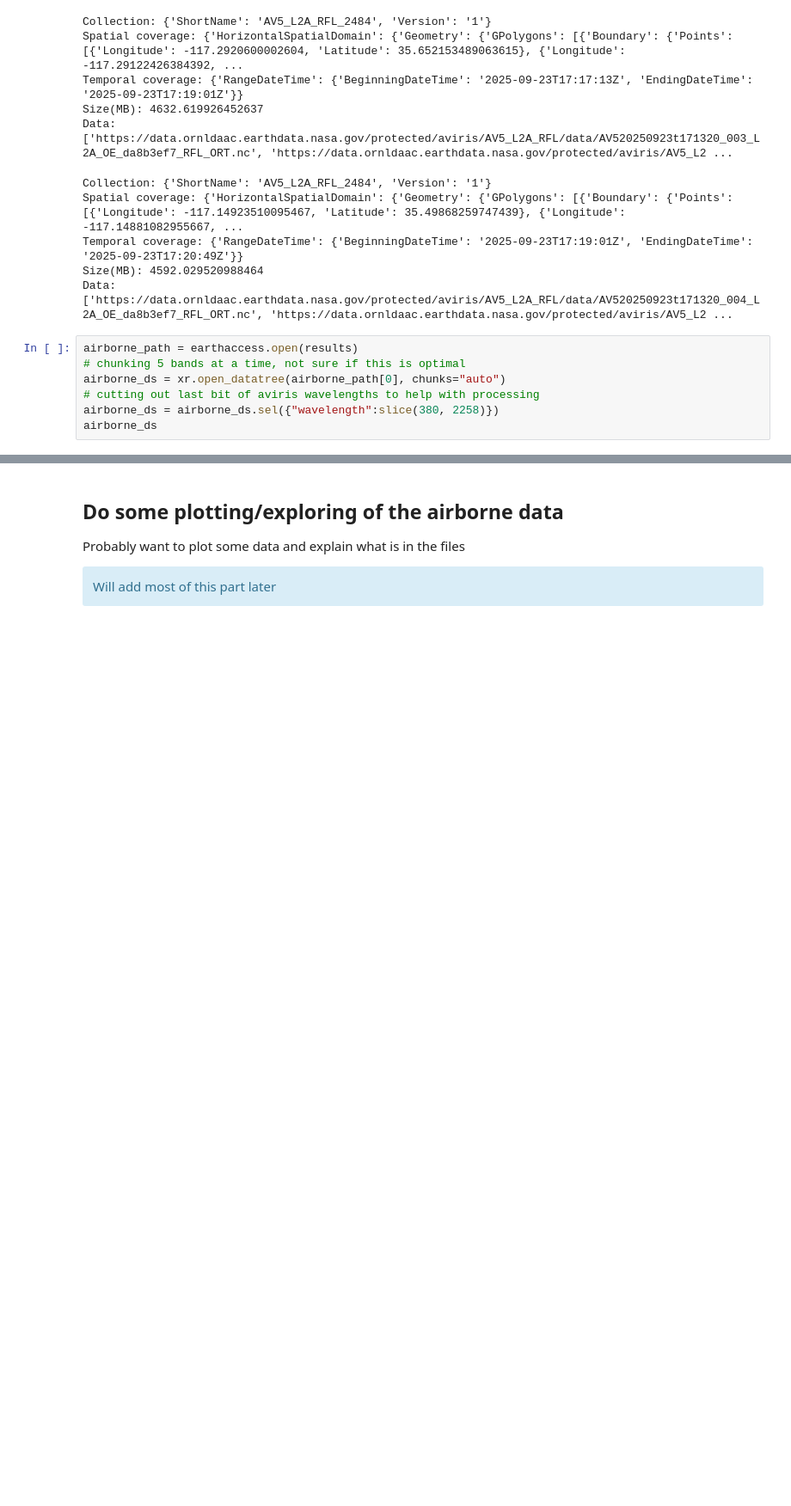
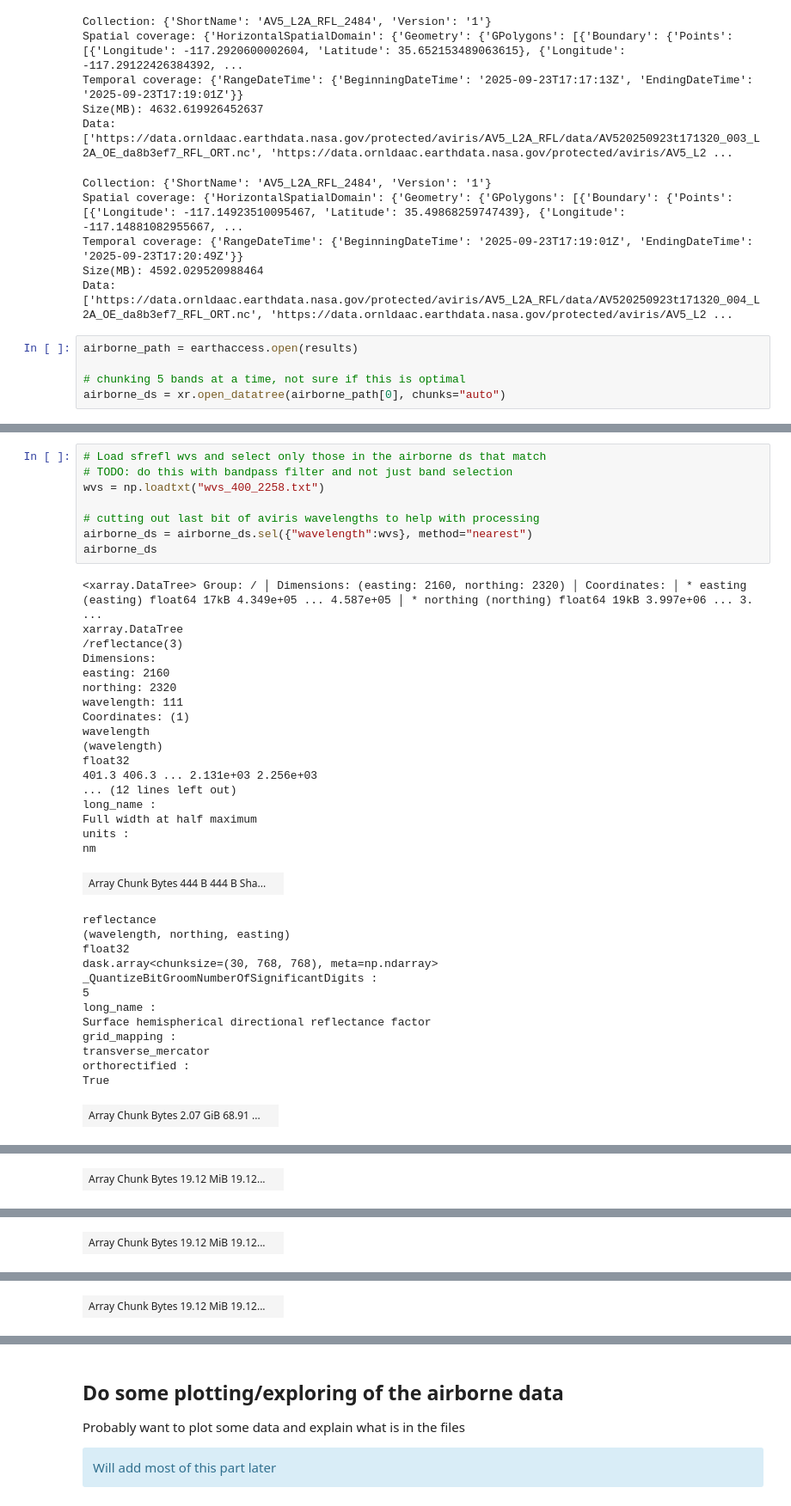
Before and after one commit to skyecaplan/pace_tutorials, a Jupyter notebook: pace_airborne_draft.ipynb, the cells around one changed output, grey strips where cells are left out. Shown at 86% size. Cells and saved outputs as stored; diff of their text form; blank space fills up the shorter version.

```diff
--- a/pace_airborne_draft.ipynb
+++ b/pace_airborne_draft.ipynb
@@ -91,8 +136,6 @@ Size(MB): 4592.029520988464
 Data: ['https://data.ornldaac.earthdata.nasa.gov/protected/aviris/AV5_L2A_RFL/data/AV520250923t171320_004_L2A_OE_da8b3ef7_RFL_ORT.nc', 'https://data.ornldaac.earthdata.nasa.gov/protected/aviris/AV5_L2 ...
 # %%
 airborne_path = earthaccess.open(results)
+
 # chunking 5 bands at a time, not sure if this is optimal
 airborne_ds = xr.open_datatree(airborne_path[0], chunks="auto")
-# cutting out last bit of aviris wavelengths to help with processing
-airborne_ds = airborne_ds.sel({"wavelength":slice(380, 2258)})
-airborne_ds
@@ -195,0 +142,40 @@ product_version :
+# %%
+# Load sfrefl wvs and select only those in the airborne ds that match
+# TODO: do this with bandpass filter and not just band selection
+wvs = np.loadtxt("wvs_400_2258.txt")
+
+# cutting out last bit of aviris wavelengths to help with processing
+airborne_ds = airborne_ds.sel({"wavelength":wvs}, method="nearest")
+airborne_ds
+# %% [output]
+<xarray.DataTree> Group: / │ Dimensions: (easting: 2160, northing: 2320) │ Coordinates: │ * easting (easting) float64 17kB 4.349e+05 ... 4.587e+05 │ * northing (northing) float64 19kB 3.997e+06 ... 3. ...
+xarray.DataTree
+/reflectance(3)
+Dimensions:
+easting: 2160
+northing: 2320
+wavelength: 111
+Coordinates: (1)
+wavelength
+(wavelength)
+float32
+401.3 406.3 ... 2.131e+03 2.256e+03
+... (12 lines left out)
+long_name :
+Full width at half maximum
+units :
+nm
+| Array Chunk Bytes 444 B 444 B Sha... |  |
+reflectance
+(wavelength, northing, easting)
+float32
+dask.array<chunksize=(30, 768, 768), meta=np.ndarray>
+_QuantizeBitGroomNumberOfSignificantDigits :
+5
+long_name :
+Surface hemispherical directional reflectance factor
+grid_mapping :
+transverse_mercator
+orthorectified :
+True
+| Array Chunk Bytes 2.07 GiB 68.91 ... |  |
@@ -195,0 +199 @@ product_version :
+| Array Chunk Bytes 19.12 MiB 19.12... |  |
@@ -195,0 +214 @@ product_version :
+| Array Chunk Bytes 19.12 MiB 19.12... |  |
@@ -195,0 +229 @@ product_version :
+| Array Chunk Bytes 19.12 MiB 19.12... |  |
```
Also changed, not shown: parts of 32 cells of this notebook.
